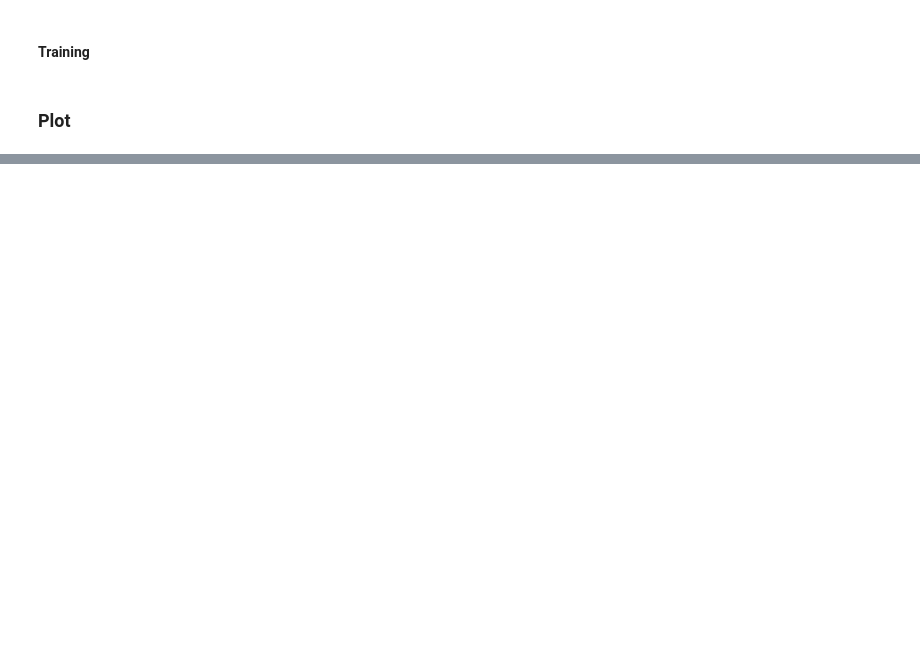
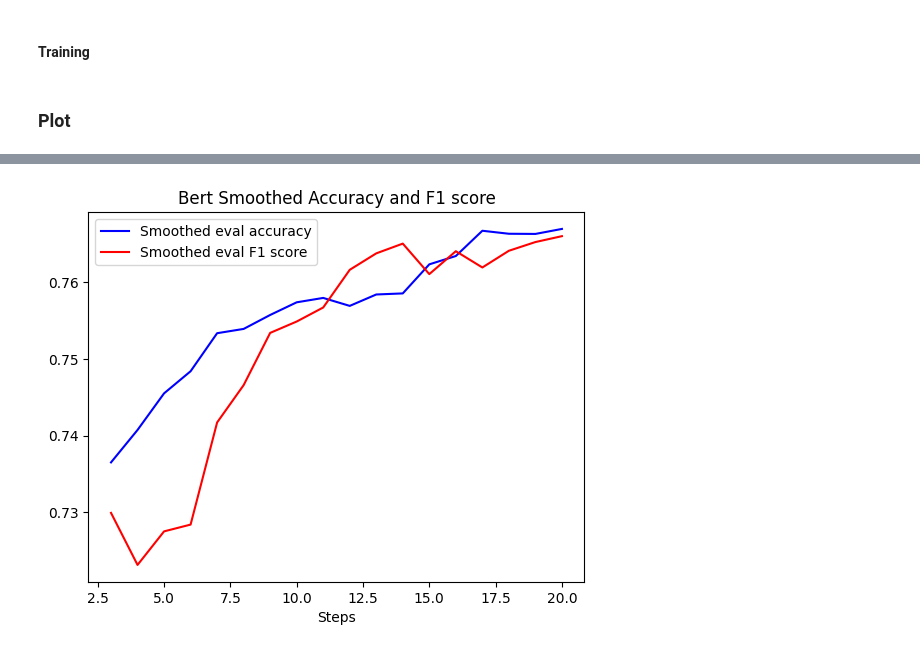
Before and after one commit to hussienalbared/NLP-project-team26, a Jupyter notebook: bert.ipynb, the cells around one changed output, grey strips where cells are left out. Cells and saved outputs as stored; diff of their text form; code cells hidden in the pictures; blank space fills up the shorter version.

```diff
--- a/bert.ipynb
+++ b/bert.ipynb
@@ -167,0 +350,4 @@ plot_loss(trainer_state_path='output/checkpoint-10000/trainer_state.json')
+# %%
+plot_accuracy(trainer_state_path="output/checkpoint-10000/trainer_state.json")
+# %% [output]
+[figure, added]
```
Also changed, not shown: parts of 18 cells of this notebook.
